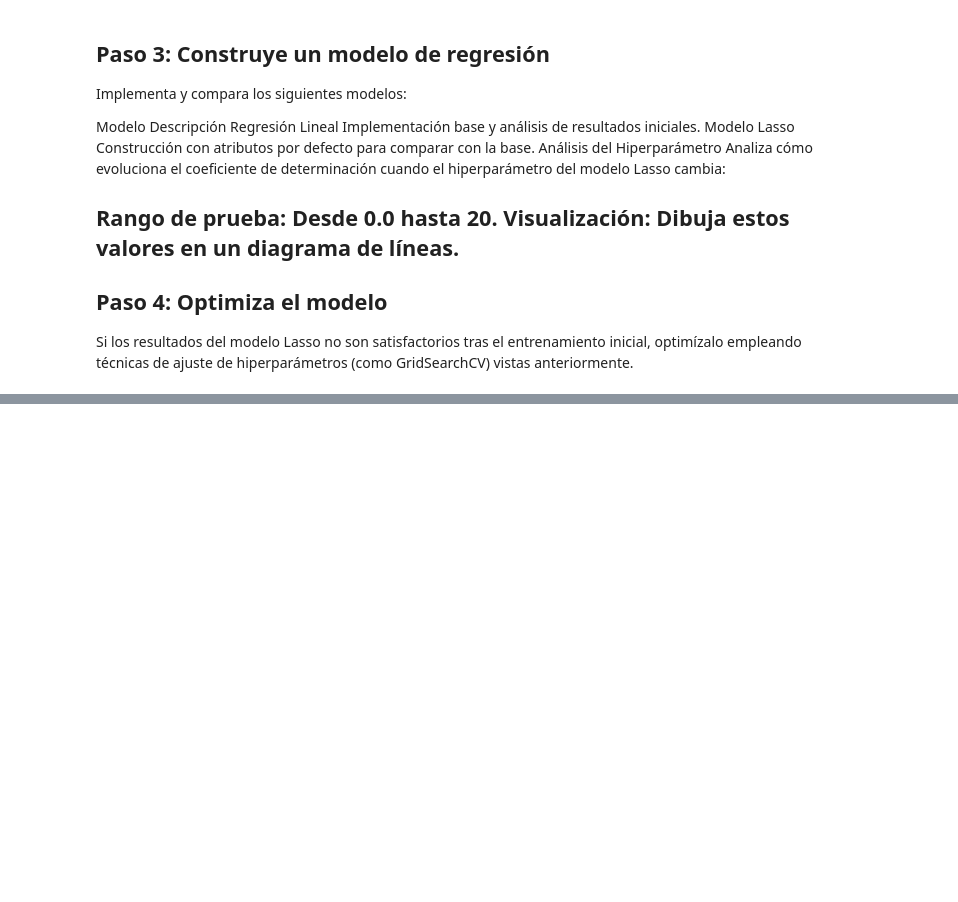
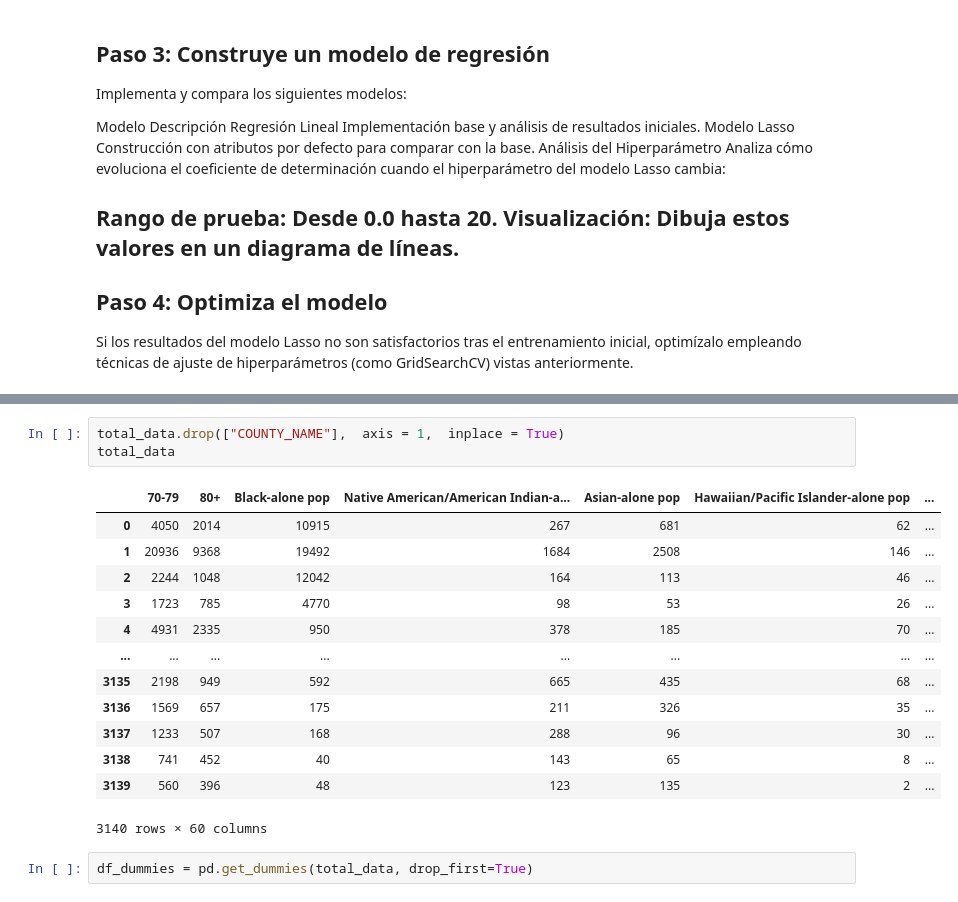
Before and after one commit to 4GeeksAcademy/alejandroantoniogutierrez-intro-ml, a Jupyter notebook: src/03.linear-regression-reg-demographic-health-data.ipynb, the cells around one changed output, grey strips where cells are left out. Saved outputs shown, nothing was run; the diff lists cells and outputs as text; blank space fills up the shorter version.

```diff
--- a/src/03.linear-regression-reg-demographic-health-data.ipynb
+++ b/src/03.linear-regression-reg-demographic-health-data.ipynb
@@ -43,0 +235,19 @@ Si los resultados del modelo Lasso no son satisfactorios tras el entrenamiento i
+# %%
+total_data.drop(["COUNTY_NAME"],  axis = 1,  inplace = True)
+total_data
+# %% [output]
+|  | 70-79 | 80+ | Black-alone pop | Native American/American Indian-a... | Asian-alone pop | Hawaiian/Pacific Islander-alone pop | ... |
+| 0 | 4050 | 2014 | 10915 | 267 | 681 | 62 | ... |
+| 1 | 20936 | 9368 | 19492 | 1684 | 2508 | 146 | ... |
+| 2 | 2244 | 1048 | 12042 | 164 | 113 | 46 | ... |
+| 3 | 1723 | 785 | 4770 | 98 | 53 | 26 | ... |
+| 4 | 4931 | 2335 | 950 | 378 | 185 | 70 | ... |
+| ... | ... | ... | ... | ... | ... | ... | ... |
+| 3135 | 2198 | 949 | 592 | 665 | 435 | 68 | ... |
+| 3136 | 1569 | 657 | 175 | 211 | 326 | 35 | ... |
+| 3137 | 1233 | 507 | 168 | 288 | 96 | 30 | ... |
+| 3138 | 741 | 452 | 40 | 143 | 65 | 8 | ... |
+| 3139 | 560 | 396 | 48 | 123 | 135 | 2 | ... |
+3140 rows × 60 columns
+# %%
+df_dummies = pd.get_dummies(total_data, drop_first=True)
```
Also changed, not shown: parts of 41 cells of this notebook, 5 other files.
